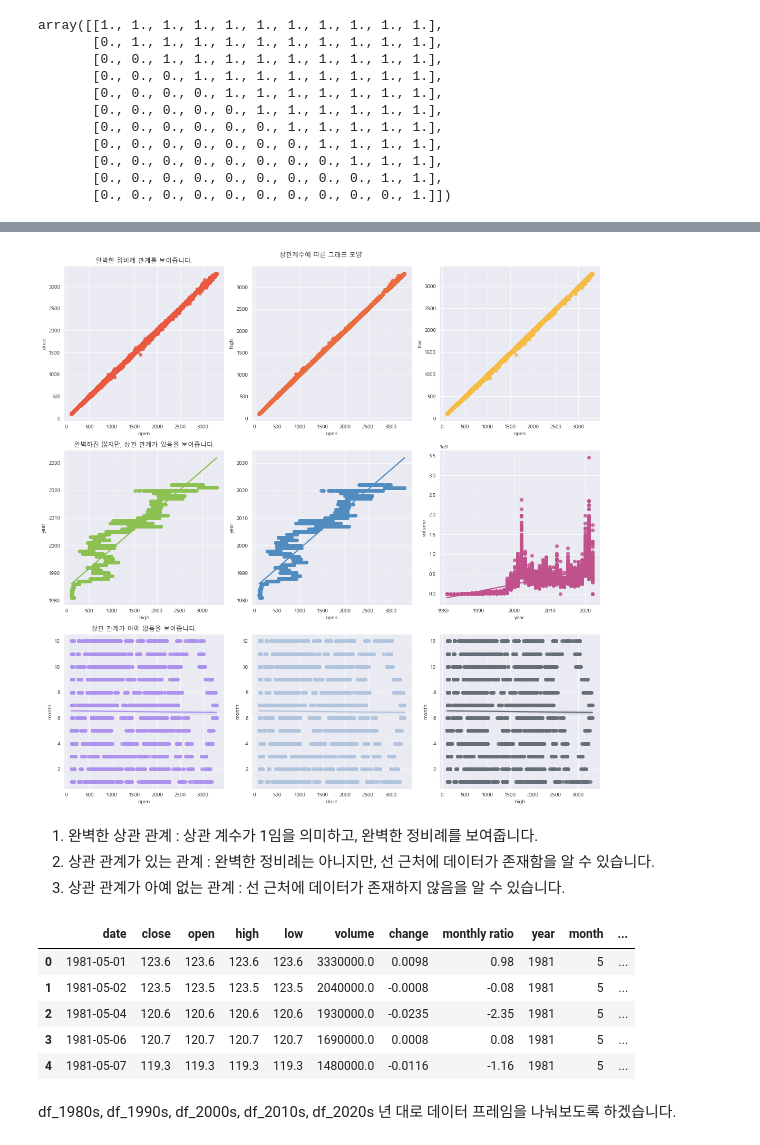
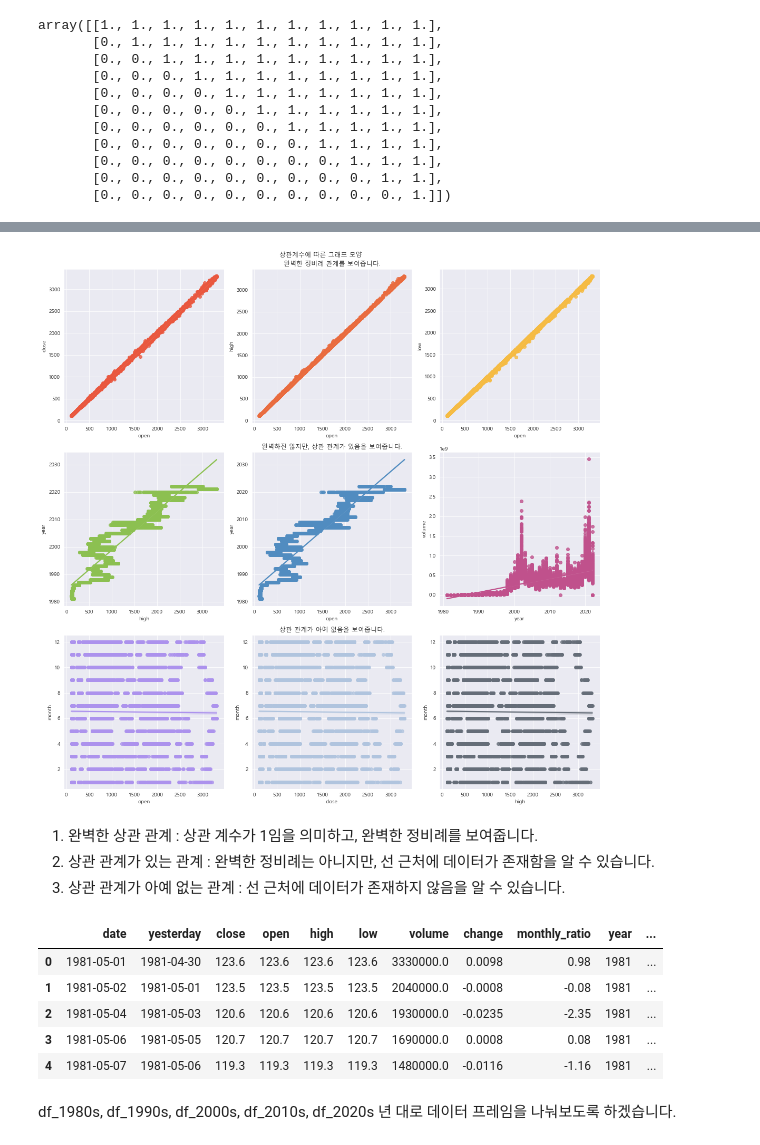
Before and after one commit to NohJeongKim/dacon-kospi, a Jupyter notebook: kospi.ipynb, the cells around one changed output, grey strips where cells are left out. Cells and saved outputs as stored; diff of their text form; code cells hidden in the pictures.

```diff
--- a/kospi.ipynb
+++ b/kospi.ipynb
@@ -171,0 +187,4 @@ df_copy.head()
+# %%
+pd_close=pd.DataFrame(df_copy["open"]/(1+df_copy["change"]))
+pd_close.columns=["pd_close"] # columns 오류가 나면, 리스트를 넣어주면 됩니다. 그러면 오류가 해결할 수 있습니다.
+pd_close # 그 전날 종가를 의미합니다.
@@ -171,0 +205,3 @@ df_copy.head()
+# %%
+df_copy=pd.concat([df_copy, pd_close], axis=1)
+df_copy
@@ -171,0 +242,5 @@ df_copy.head()
+# %%
+today=df_copy["date"]
+yesterday=df_copy["date"]-timedelta(1)
+df_copy.insert(1, "yesterday", yesterday) # insert(삽입할 열의 위치, 삽입할 열의 이름, 삽입할 열의 값)
+df_copy
@@ -592,31 +651,32 @@ plt.savefig("images/상관계수를 통한 상관관계 그래프.png", dpi=200,
 # %%
 fig, ax=plt.subplots(3,3, figsize=(15,15))
 ax=ax.flatten()
 
 # 완벽한 정비례 관계를 보여줍니다.
 _=sns.regplot(data=df_copy, x="open", y="close", ax=ax[0], color="#E9573E")
 _=sns.regplot(data=df_copy, x="open", y="high", ax=ax[1], color="#E96B3E")
 _=sns.regplot(data=df_copy, x="open", y="low", ax=ax[2], color="#F6BB43")
 
 # 완벽하진 않지만, 상관 관계가 있음을 보여줍니다.
 _=sns.regplot(data=df_copy, x="high", y="year", ax=ax[3], color="#8CC051")
 _=sns.regplot(data=df_copy, x="open", y="year", ax=ax[4], color="#518CC0")
 _=sns.regplot(data=df_copy, x="year", y="volume", ax=ax[5], color="#C0518C")
 
 # 상관 관계가 아예 없음을 보여줍니다.
 _=sns.regplot(data=df_copy, x="open", y="month", ax=ax[6], color="#AC92ED")
 _=sns.regplot(data=df_copy, x="close", y="month", ax=ax[7], color="#B0C4DE")
 _=sns.regplot(data=df_copy, x="high", y="month", ax=ax[8], color="#656D78")
 
-_=ax[0].set_title("완벽한 정비례 관계를 보여줍니다.")
-_=ax[3].set_title("완벽하진 않지만, 상관 관계가 있음을 보여줍니다.")
-_=ax[6].set_title("상관 관계가 아예 없음을 보여줍니다.")
+_=ax[1].set_title("완벽한 정비례 관계를 보여줍니다.")
+_=ax[4].set_title("완벽하진 않지만, 상관 관계가 있음을 보여줍니다.")
+_=ax[7].set_title("상관 관계가 아예 없음을 보여줍니다.")
 
 _=plt.suptitle("상관계수에 따른 그래프 모양")
 plt.tight_layout()
 plt.savefig("images/상관계수에 따른 그래프 모양.png", dpi=200, facecolor="white")
+plt.subplots_adjust(top=0.95) # suptitle과 title이 겹치는 경우에 subplots_adjust를 이용하여 간격을 조정해줄 수 있습니다.
 # %% [output]
-[figure, old version]
+[figure, new version]
 # %% [markdown]
 1. 완벽한 상관 관계 : 상관 계수가 1임을 의미하고, 완벽한 정비례를 보여줍니다.
 2. 상관 관계가 있는 관계 : 완벽한 정비례는 아니지만, 선 근처에 데이터가 존재함을 알 수 있습니다.
@@ -624,12 +684,12 @@ plt.savefig("images/상관계수에 따른 그래프 모양.png", dpi=200, facec
 # %%
 df_copy.head()
 # %% [output]
-|  | date | close | open | high | low | volume | change | monthly ratio | year | month | ... |
-| 0 | 1981-05-01 | 123.6 | 123.6 | 123.6 | 123.6 | 3330000.0 | 0.0098 | 0.98 | 1981 | 5 | ... |
-| 1 | 1981-05-02 | 123.5 | 123.5 | 123.5 | 123.5 | 2040000.0 | -0.0008 | -0.08 | 1981 | 5 | ... |
-| 2 | 1981-05-04 | 120.6 | 120.6 | 120.6 | 120.6 | 1930000.0 | -0.0235 | -2.35 | 1981 | 5 | ... |
-| 3 | 1981-05-06 | 120.7 | 120.7 | 120.7 | 120.7 | 1690000.0 | 0.0008 | 0.08 | 1981 | 5 | ... |
-| 4 | 1981-05-07 | 119.3 | 119.3 | 119.3 | 119.3 | 1480000.0 | -0.0116 | -1.16 | 1981 | 5 | ... |
+|  | date | yesterday | close | open | high | low | volume | change | monthly_ratio | year | ... |
+| 0 | 1981-05-01 | 1981-04-30 | 123.6 | 123.6 | 123.6 | 123.6 | 3330000.0 | 0.0098 | 0.98 | 1981 | ... |
+| 1 | 1981-05-02 | 1981-05-01 | 123.5 | 123.5 | 123.5 | 123.5 | 2040000.0 | -0.0008 | -0.08 | 1981 | ... |
+| 2 | 1981-05-04 | 1981-05-03 | 120.6 | 120.6 | 120.6 | 120.6 | 1930000.0 | -0.0235 | -2.35 | 1981 | ... |
+| 3 | 1981-05-06 | 1981-05-05 | 120.7 | 120.7 | 120.7 | 120.7 | 1690000.0 | 0.0008 | 0.08 | 1981 | ... |
+| 4 | 1981-05-07 | 1981-05-06 | 119.3 | 119.3 | 119.3 | 119.3 | 1480000.0 | -0.0116 | -1.16 | 1981 | ... |
 # %% [markdown]
 df_1980s, df_1990s, df_2000s, df_2010s, df_2020s 년 대로 데이터 프레임을 나눠보도록 하겠습니다.
 # %%
```
Also changed, not shown: parts of 68 cells of this notebook, 9 other files.
